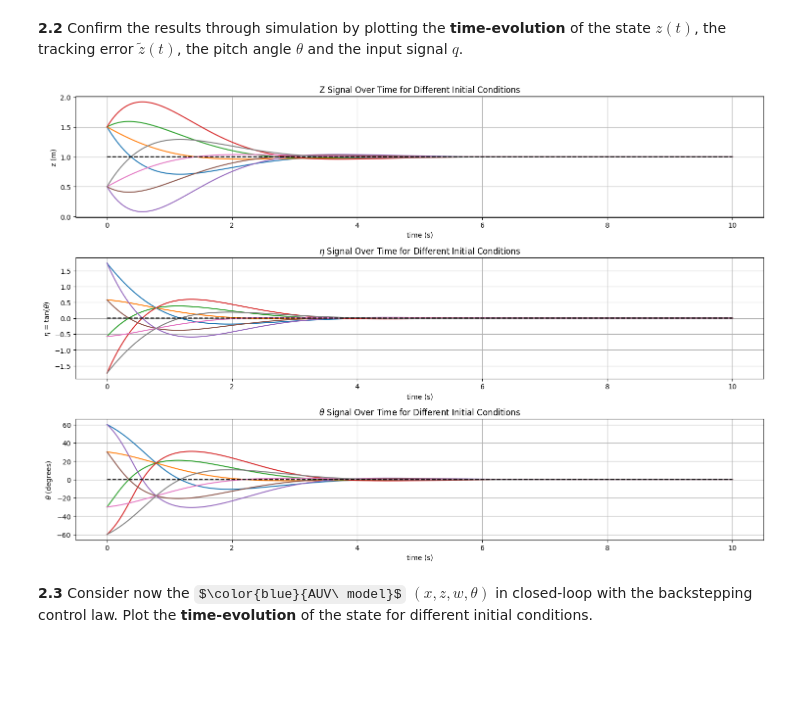
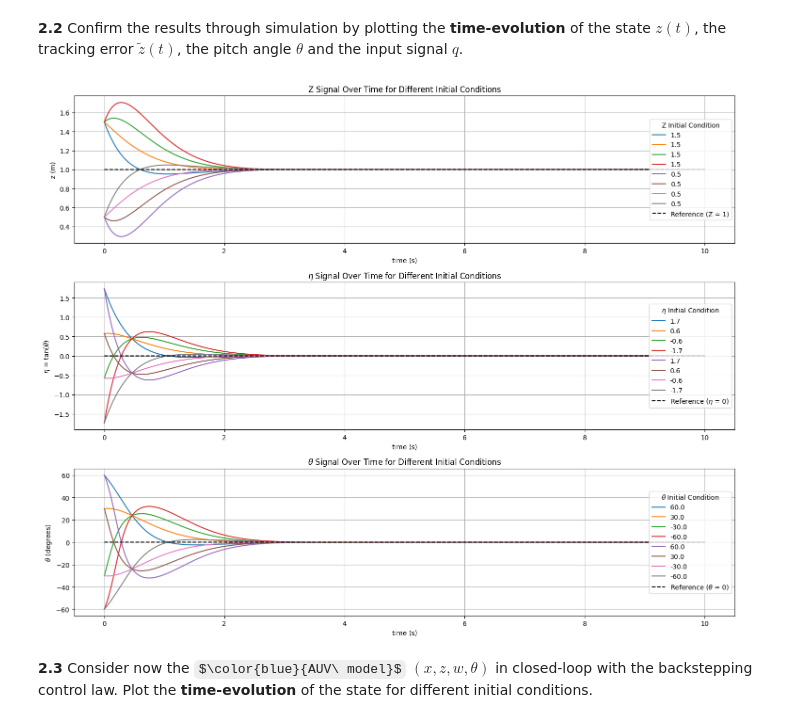
Before and after one commit to brumocas/CO_Projects, a Jupyter notebook: Final/CO_project1and2.ipynb, the cells around one changed output. Cells and saved outputs as stored; diff of their text form; code cells hidden in the pictures; some formulas as TeX source; blank space fills up the shorter version.

```diff
--- a/Final/CO_project1and2.ipynb
+++ b/Final/CO_project1and2.ipynb
@@ -450,7 +434,7 @@ def Sys_f(x, t=0):
     return np.array([dx1, dx2, dx3])
 
 # Generate 1000 linearly spaced points for t
-t_end = 20
+t_end = 15
 t = np.linspace(0, t_end, 1000)
 
 
@@ -504,7 +488,7 @@ def Sys_f_Linear(x, t=0):
                    ])
 
 # Generate 1000 linearly spaced points for t
-t_end = 20
+t_end = 15
 t = np.linspace(0, t_end, 1000)
 
 
@@ -723,7 +707,7 @@ def Sys_f(x, t=0):
                    ])
 
 # Generate 1000 linearly spaced points for t
-t_end = 20
+t_end = 15
 t = np.linspace(0, t_end, 1000)
 
 # Initial conditions
@@ -906,55 +890,58 @@ def simulate_system(vd, K1, K2, zd, dt, t_end, z_initial_conditions, eta_initial
 # Function to plot results
 def plot_results(t_signal, z_signals, zd_signal, eta_signals, theta_signals):
     # Create a figure
-    fig, axs = plt.subplots(3, figsize=(15, 10))
+    fig, axs = plt.subplots(3, figsize=(15, 12))
     # Plot z and zd for different initial conditions
     for z_signal in z_signals:
-        axs[0].plot(t_signal, z_signal)
-    axs[0].plot(t_signal, zd_signal, 'k--')
+        axs[0].plot(t_signal, z_signal, label=f'{round(z_signal[0],1)}')
+    axs[0].plot(t_signal, zd_signal, 'k--', label=f'Reference (Z = {zd})')
     axs[0].set_xlabel("time (s)")
     axs[0].set_ylabel("z (m)")
     axs[0].set_title("Z Signal Over Time for Different Initial Conditions")
     axs[0].grid()
+    axs[0].legend(loc='right', title=r'Z Initial Condition')
 
     # Plot eta for different initial conditions
     for eta_signal in eta_signals:
-        axs[1].plot(t_signal, eta_signal)
-    axs[1].plot(t_signal, t_signal*0, 'k--')
+        axs[1].plot(t_signal, eta_signal, label=f'{round(eta_signal[0],1)}')
+    axs[1].plot(t_signal, t_signal*0, 'k--', label=r'Reference ($\eta$ = 0)')
     axs[1].set_xlabel("time (s)")
     axs[1].set_ylabel(r"$\eta$ = tan($\theta$)")
     axs[1].set_title(r"$\eta$ Signal Over Time for Different Initial Conditions")
     axs[1].grid()
+    axs[1].legend(loc='right', title=r'$\eta$ Initial Condition')
 
     # Plot theta for different initial conditions
     for theta_signal in theta_signals:
-        axs[2].plot(t_signal, theta_signal * 180 / np.pi)
-    axs[2].plot(t_signal, t_signal*0, 'k--')
+        axs[2].plot(t_signal, theta_signal * 180 / np.pi, label=f'{round(theta_signal[0] * 180 / np.pi, 1)}')
+    axs[2].plot(t_signal, t_signal*0, 'k--', label=r'Reference ($\theta$ = 0)')
     axs[2].set_xlabel("time (s)")
     axs[2].set_ylabel(r"$\theta$ (degrees)")
     axs[2].set_title(r"$\theta$ Signal Over Time for Different Initial Conditions")
     axs[2].grid()
+    axs[2].legend(loc='right', title=r'$\theta$ Initial Condition')
 
     plt.tight_layout()
     plt.show()
 
 # Parameters
 dt = 0.001
 t_end = 10
 vd = 1
 zd = 1
-K1 = 1
-K2 = 1
+K1 = 2
+K2 = 2
 z_initial_conditions = [1.5, 0.5]  # Initial conditions for z
 eta_initial_conditions = [np.tan(np.pi/3),   # Initial conditions for eta
                           np.tan(np.pi/6),
                           np.tan(-np.pi/6),
                           np.tan(-np.pi/3)]
 
 # Simulate and plot
 t_signal, z_signals, eta_signals, theta_signals, zd_signal = simulate_system(vd, K1, K2, zd, dt, t_end, z_initial_conditions, eta_initial_conditions)
 plot_results(t_signal, z_signals, zd_signal, eta_signals, theta_signals)
 # %% [output]
-[figure, old version]
+[figure, new version]
 # %% [markdown]
 **2.3**
 Consider now the $\color{blue}{AUV\ model}$ $(x,z,w,\theta)$ in closed-loop with the backstepping control law.
```
Also changed, not shown: parts of 15 cells of this notebook.
